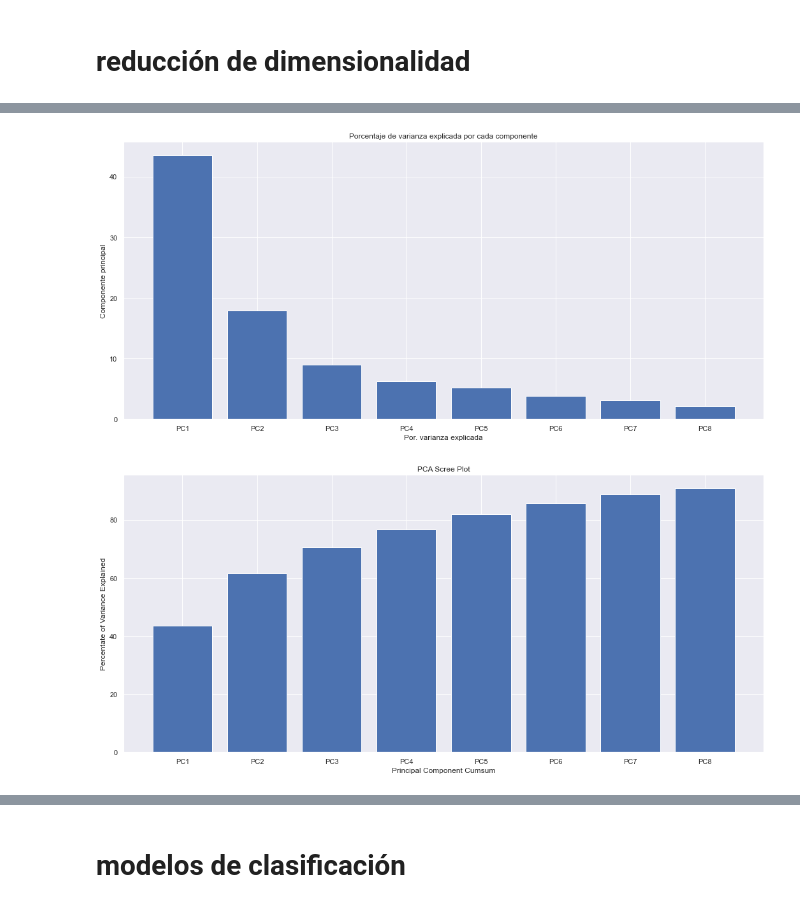
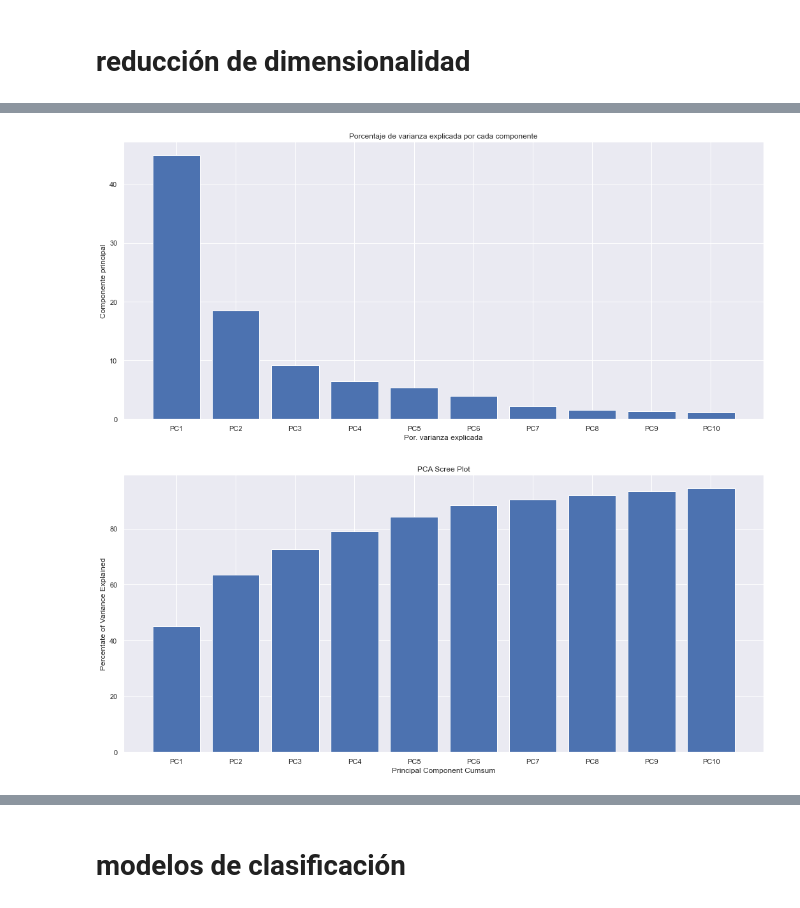
Before and after one commit to alvarxo/mat2841_portfolio, a Jupyter notebook: labs/lab_10_alvaro.ipynb, the cells around one changed output, grey strips where cells are left out. Cells and saved outputs as stored; diff of their text form; code cells hidden in the pictures.

```diff
--- a/labs/lab_10_alvaro.ipynb
+++ b/labs/lab_10_alvaro.ipynb
@@ -107,6 +107,8 @@ df_info
 # %%
 from sklearn.preprocessing import StandardScaler
 
+
+df.set_index('id', inplace = True)
 scaler = StandardScaler()
 columns = df.columns
 df[columns] = scaler.fit_transform(df[columns])
@@ -216,7 +219,7 @@ plt.show()
 proyecciones = pca_pipe.transform(X=df)
 proyecciones = pd.DataFrame(
     proyecciones,
-    columns =['PC1', 'PC2', 'PC3', 'PC4','PC5', 'PC6', 'PC7', 'PC8','PC9', 'PC10', 'PC11', 'PC12','PC13', 'PC14', 'PC15', 'PC16', 'PC17', 'PC18', 'PC19','PC20','PC21', 'PC22', 'PC23', 'PC24','PC25','PC26', 'PC27', 'PC28', 'PC29','PC30','PC31','PC32']
+    columns =['PC1', 'PC2', 'PC3', 'PC4','PC5', 'PC6', 'PC7', 'PC8','PC9', 'PC10', 'PC11', 'PC12','PC13', 'PC14', 'PC15', 'PC16', 'PC17', 'PC18', 'PC19','PC20','PC21', 'PC22', 'PC23', 'PC24','PC25','PC26', 'PC27', 'PC28', 'PC29','PC30','PC31']
 ,
     index   = df.index
 )
@@ -232,7 +236,7 @@ proyecciones.head()
 # %%
 # Entrenamiento modelo PCA con escalado de los datos proyectados
 # ==============================================================================
-pca_pipe = make_pipeline(PCA(n_components=8))
+pca_pipe = make_pipeline(PCA(n_components=10))
 pca_pipe.fit(proyecciones)
 
 # Se extrae el modelo entrenado del pipeline
@@ -258,10 +264,10 @@ pd.DataFrame(
 # %%
 # graficar varianza por componente
 percent_variance = np.round(modelo_pca_proyectado.explained_variance_ratio_* 100, decimals =2)
-columns = ['PC1', 'PC2', 'PC3', 'PC4','PC5', 'PC6', 'PC7', 'PC8']
+columns = ['PC1', 'PC2', 'PC3', 'PC4','PC5', 'PC6', 'PC7', 'PC8', 'PC9', 'PC10']
 
 plt.figure(figsize=(18,8))
-plt.bar(x= range(1,9), height=percent_variance, tick_label=columns)
+plt.bar(x= range(1,11), height=percent_variance, tick_label=columns)
 plt.xticks(np.arange(modelo_pca_proyectado.n_components_) + 1)
 
 plt.ylabel('Componente principal')
@@ -269,18 +275,18 @@ plt.xlabel('Por. varianza explicada')
 plt.title('Porcentaje de varianza explicada por cada componente')
 plt.show()
 # %% [output]
-[figure, old version]
+[figure, new version]
 # %%
 # graficar varianza por la suma acumulada de los componente
 percent_variance_cum = np.cumsum(percent_variance)
-columns = ['PC1', 'PC2', 'PC3', 'PC4','PC5', 'PC6', 'PC7', 'PC8']
+columns = ['PC1', 'PC2', 'PC3', 'PC4','PC5', 'PC6', 'PC7', 'PC8', 'PC9', 'PC10']
 
 
 plt.figure(figsize=(18,8))
-plt.bar(x= range(1,9), height=percent_variance_cum, tick_label=columns)
+plt.bar(x= range(1,11), height=percent_variance_cum, tick_label=columns)
 plt.ylabel('Percentate of Variance Explained')
 plt.xlabel('Principal Component Cumsum')
 plt.title('PCA Scree Plot')
 plt.show()
 # %% [output]
-[figure, old version]
+[figure, new version]
```
Also changed, not shown: parts of 31 cells of this notebook, 1 other file.
